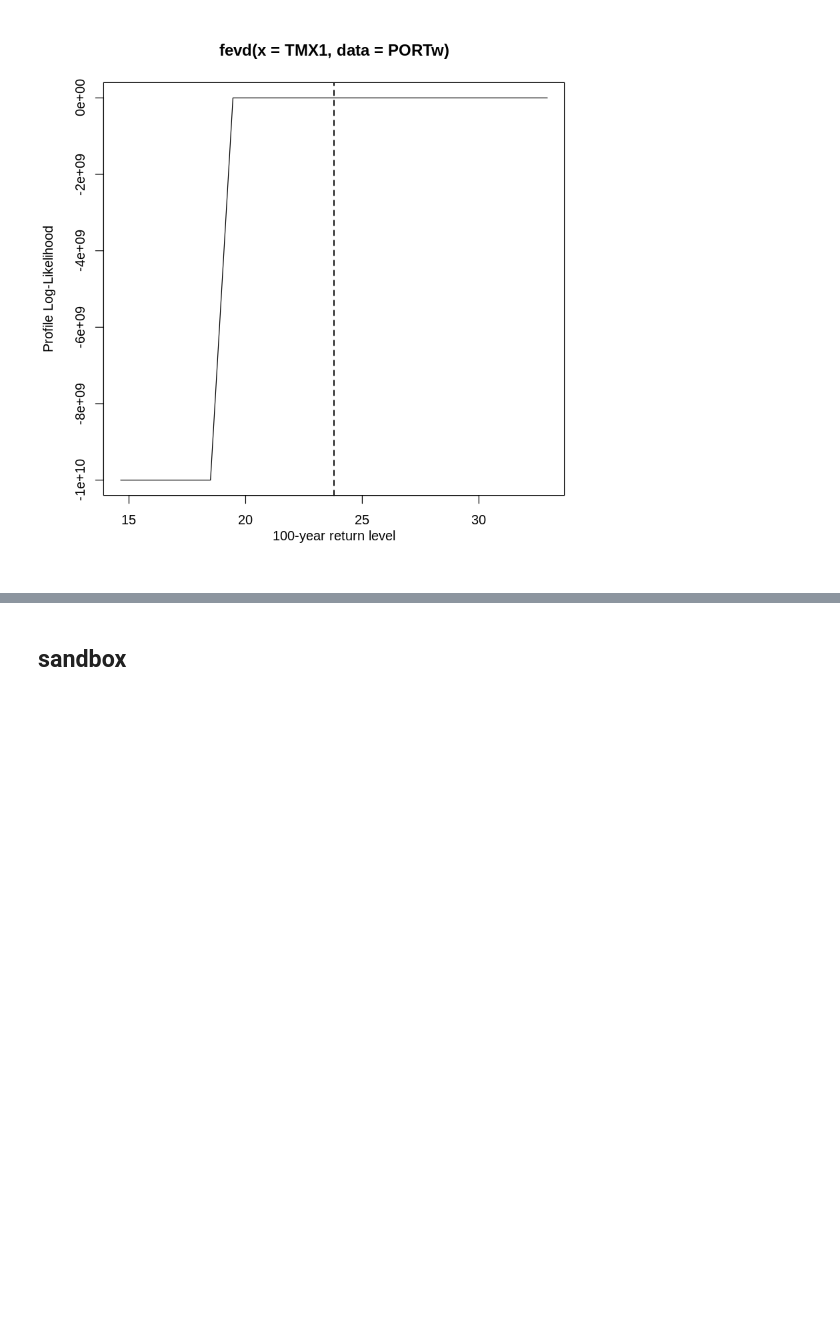
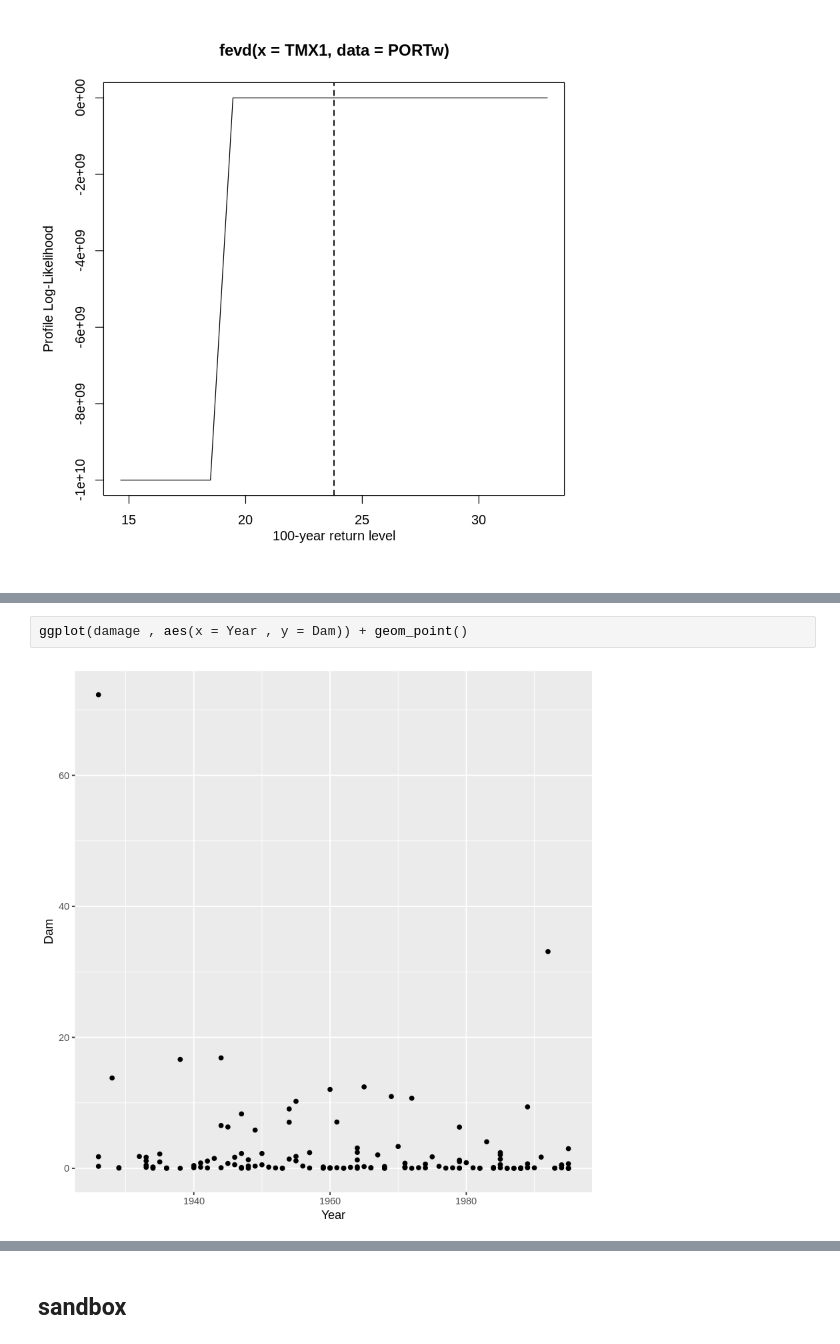
Before and after one commit to unagiinu2k/R_sandbox, a Jupyter notebook: extreme_value.ipynb, the cells around one changed output, grey strips where cells are left out. Saved outputs shown, nothing was run; the diff lists cells and outputs as text; blank space fills up the shorter version.

Commit message:
check point

```diff
--- a/extreme_value.ipynb
+++ b/extreme_value.ipynb
@@ -286,0 +457,4 @@ profliker(fit1)
+# %%
+ggplot(damage , aes(x = Year , y = Dam)) + geom_point()
+# %% [output]
+[figure, added]
```
Also changed, not shown: parts of 36 cells of this notebook.
